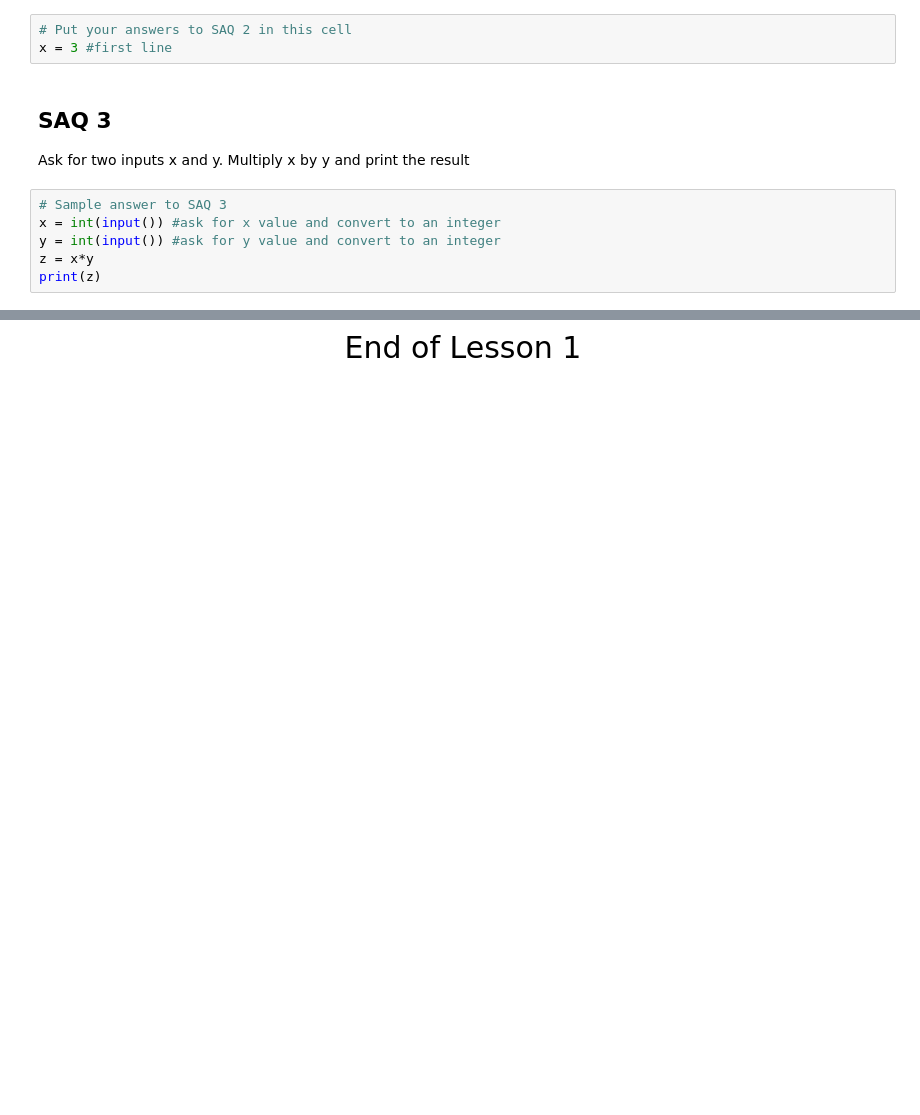
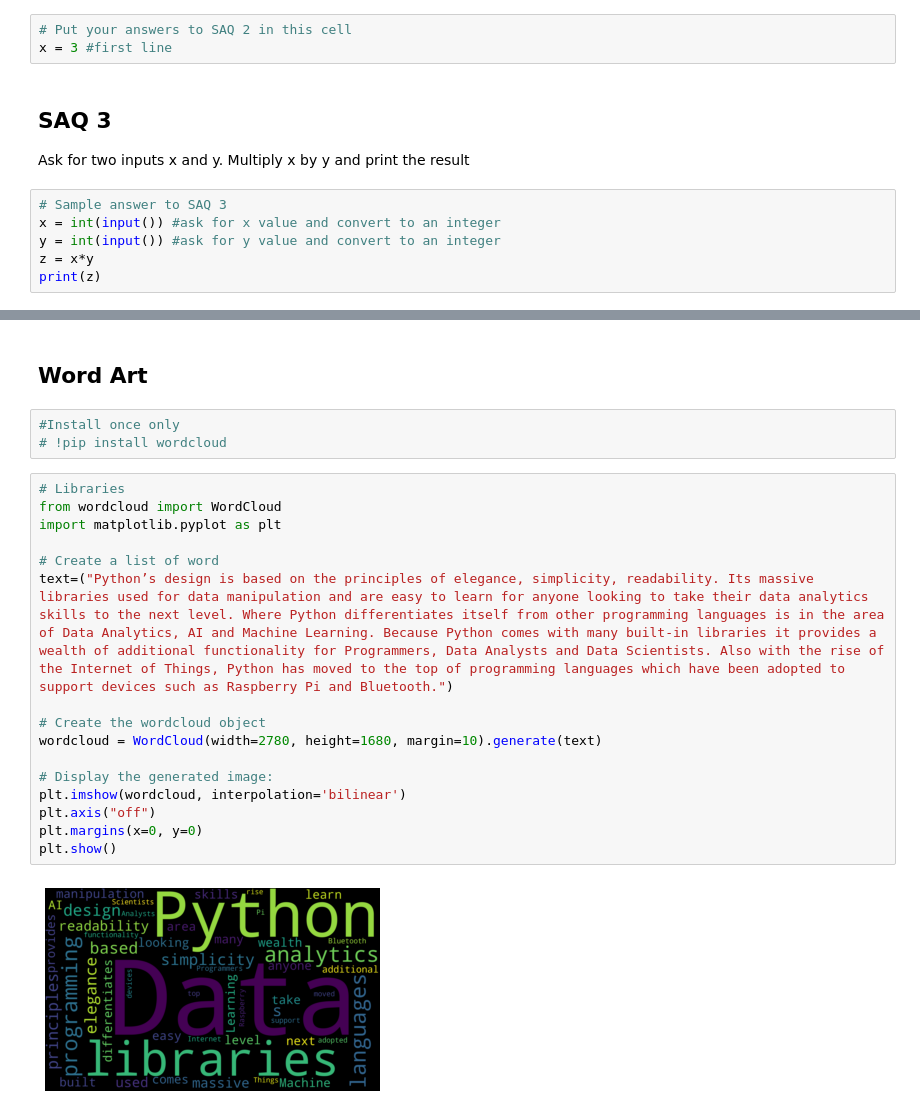
Before and after one commit to morgan360/python_course, a Jupyter notebook: Python Lesson 1 - Hello World.ipynb, the cells around one changed output, grey strips where cells are left out. Drawn from its saved outputs; the diff is of its cells as text; blank space fills up the shorter version.

```diff
--- a/Python Lesson 1 - Hello World.ipynb
+++ b/Python Lesson 1 - Hello World.ipynb
@@ -158,2 +175,23 @@ x = int(input()) #first line
-# %% [markdown]
-<center style="font-size:30px" > End of Lesson 1</center><br>
+# %% [markdown]
+## Word Art
+# %%
+#Install once only
+# !pip install wordcloud
+# %%
+# Libraries
+from wordcloud import WordCloud
+import matplotlib.pyplot as plt
+
+# Create a list of word
+text=("Python’s design is based on the principles of elegance, simplicity, readability. Its massive libraries used for data manipulation and are easy to learn for anyone looking to take their data analytics skills to the next level. Where Python differentiates itself from other programming languages is in the area of Data Analytics, AI and Machine Learning. Because Python comes with many built-in libraries it provides a wealth of additional functionality for Programmers, Data Analysts and Data Scientists. Also with the rise of the Internet of Things, Python has moved to the top of programming languages which have been adopted to support devices such as Raspberry Pi and Bluetooth.")
+
+# Create the wordcloud object
+wordcloud = WordCloud(width=2780, height=1680, margin=10).generate(text)
+
+# Display the generated image:
+plt.imshow(wordcloud, interpolation='bilinear')
+plt.axis("off")
+plt.margins(x=0, y=0)
+plt.show()
+# %% [output]
+[figure, added]
```
Also changed, not shown: parts of 11 cells of this notebook, 24 other files.
